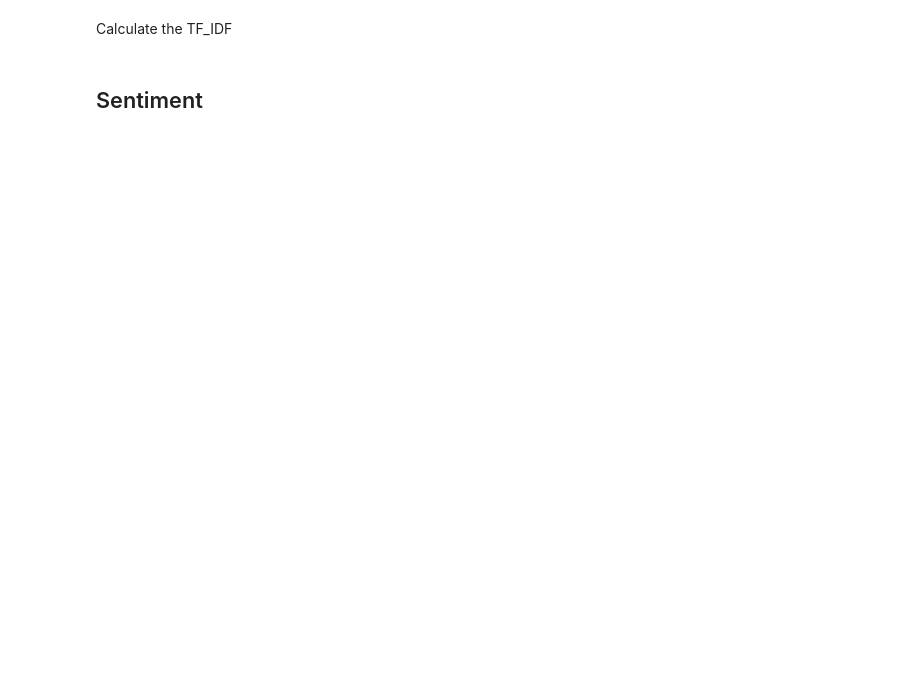
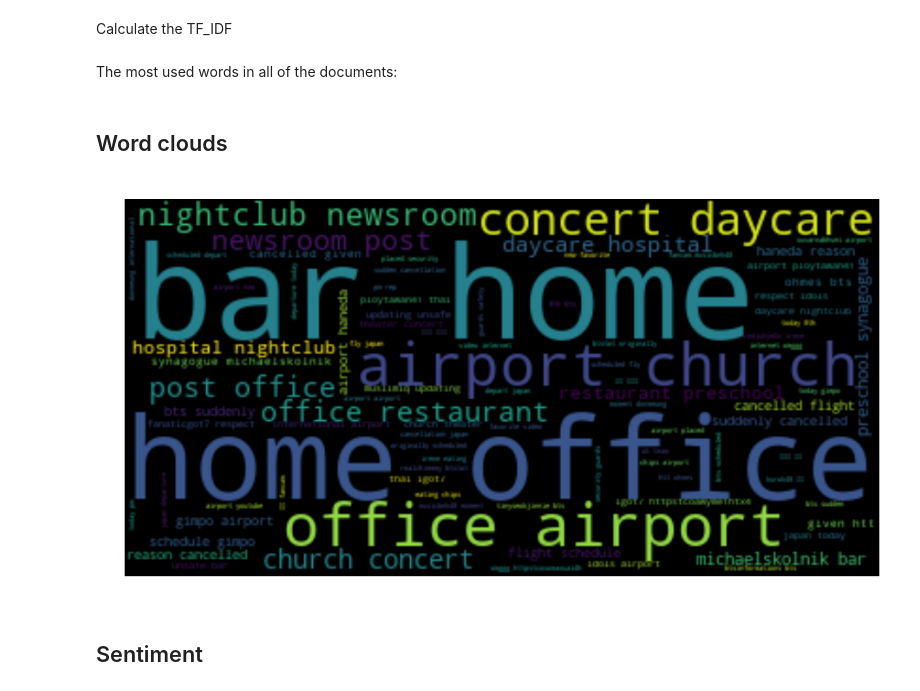
Before and after one commit to OliverFlecke/02805-Social-Graphs-and-Interactions-Project, a Jupyter notebook: Airport Tweets sentiment.ipynb, the cells around one changed output. Saved outputs shown, nothing was run; the diff lists cells and outputs as text; code cells hidden in the pictures; blank space fills up the shorter version.

```diff
--- a/Airport Tweets sentiment.ipynb
+++ b/Airport Tweets sentiment.ipynb
@@ -136,3 +138,7 @@ TF_IDF = {
     airport: calculateTF_IDF(freq[airport], IDF[airport])
     for airport in tokens.keys()
 }
+# %% [markdown]
+The most used words in all of the documents:
+# %%
+all_tokens = [t for ts in tokens.values() for t in ts]
@@ -139,2 +147,16 @@ TF_IDF = {
+# %% [markdown]
+## Word clouds
+# %%
+def drawWordCloud(text: str, title: str):
+    wordcloud = WordCloud().generate(text)
+    fig, ax = plt.subplots(figsize=(16, 8))
+    ax.set_title(title)
+    ax.imshow(wordcloud, interpolation='bilinear')
+    ax.axis('off')
+    plt.show()
+# %%
+drawWordCloud(' '.join(all_tokens), 'All tokens')
+# %% [output]
+[figure, added]
 # %% [markdown]
 ## Sentiment
```
Also changed, not shown: parts of 23 cells of this notebook, 3 other files.
